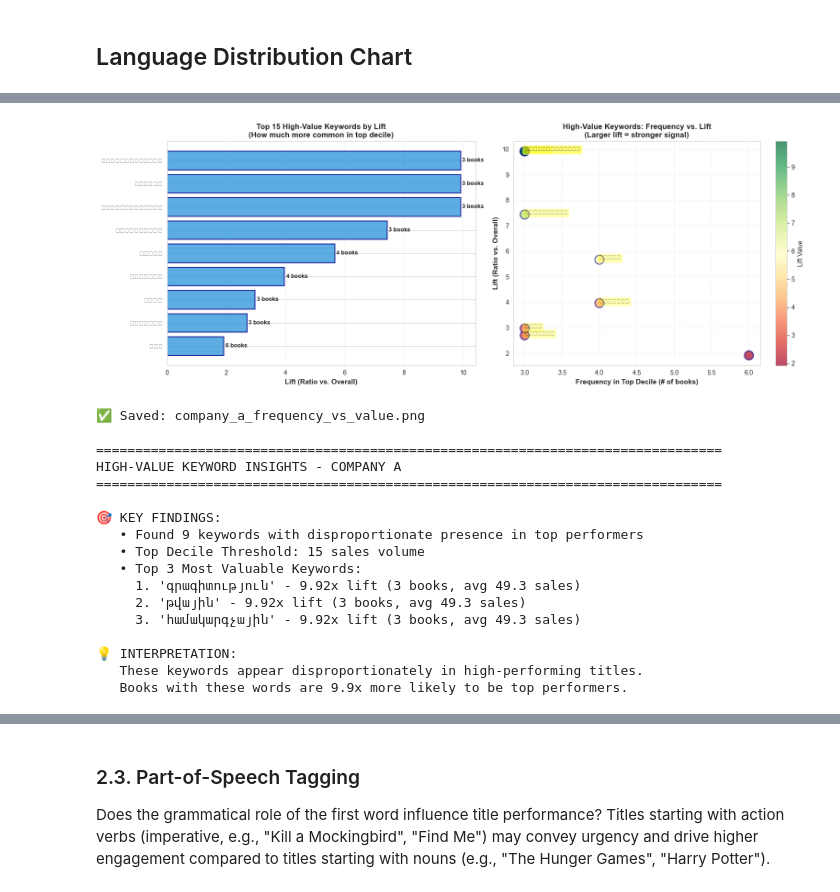
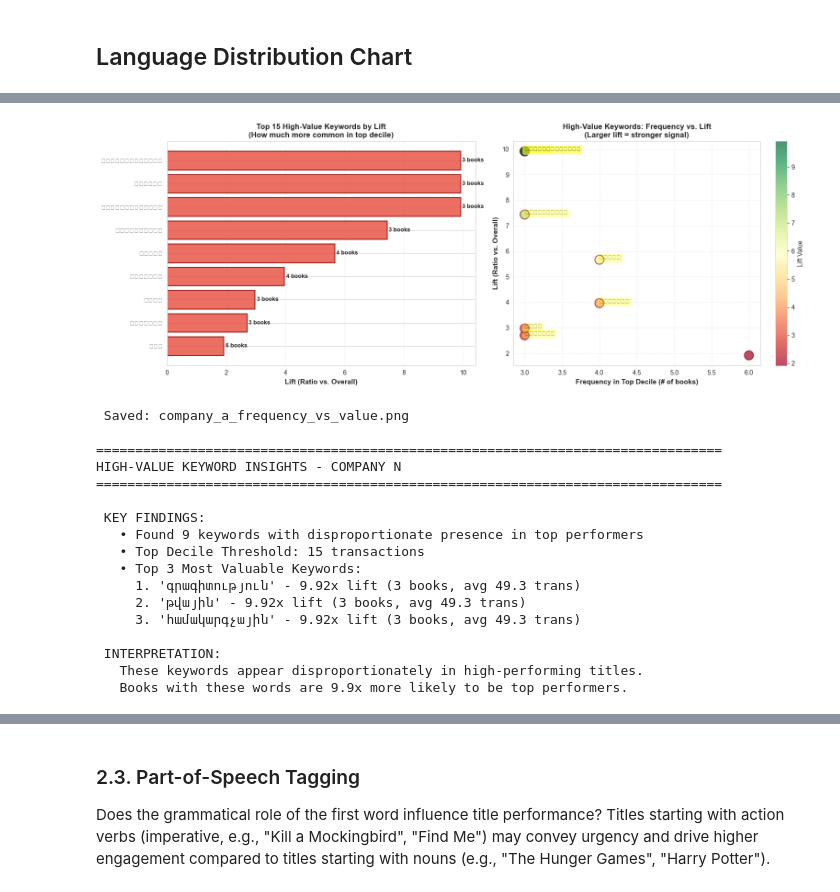
Before and after one commit to manoukyanmari/book-recommendation-system, a Jupyter notebook: book-genre-ai/company_a/company_a_visualization.ipynb, the cells around one changed output, grey strips where cells are left out. Drawn from its saved outputs; the diff is of its cells as text; code cells hidden in the pictures.

```diff
--- a/book-genre-ai/company_a/company_a_visualization.ipynb
+++ b/book-genre-ai/company_a/company_a_visualization.ipynb
@@ -787,14 +247,16 @@ print("✅ Saved graphs/company_a_genre_distribution.png")
 ## Language Distribution Chart
 # %%
 # Analyze language distribution
-language_counts = Counter(df['Language'].fillna('Unknown'))
+import matplotlib.pyplot as plt
 
-fig, ax = plt.subplots(figsize=(12, 6))
+language_counts = Counter(df['Language'].fillna('Unknown')) if 'Language' in df.columns else Counter()
+
+fig, ax = plt.subplots(figsize=(12, 5.5), constrained_layout=True)
 
 langs = list(dict(language_counts.most_common(10)).keys())
 lang_counts = [language_counts[l] for l in langs]
 
-# Use coral/darkred palette
+# Use coral/navy palette for contrast
 lang_colors = ['#FF6347', '#FF7F50', '#FF8C00', '#FFA07A', '#FFB6C1', '#FF69B4', '#FF1493', '#C71585', '#8B0000', '#696969']
 lang_colors = lang_colors[:len(langs)]
 
@@ -808,10 +270,9 @@ for i, (bar, count) in enumerate(zip(bars, lang_counts)):
 
 ax.set_xlabel('Number of Books', fontsize=11, fontweight='bold')
 ax.set_ylabel('Language', fontsize=11, fontweight='bold')
-ax.set_title('Company A Library - Language Distribution (Top 10)', fontsize=13, fontweight='bold', pad=20)
+ax.set_title('Company A Library - Language Distribution (Top 10)', fontsize=12, fontweight='bold', pad=15)
 ax.grid(axis='x', linestyle='--', alpha=0.7)
-plt.tight_layout()
-plt.savefig('graphs/company_a_language_distribution.png', dpi=300, bbox_inches='tight')
+plt.savefig('graphs/company_a_language_distribution.png', dpi=300)
 plt.show()
-print("✅ Saved graphs/company_a_language_distribution.png")
+print(" Saved graphs/company_a_language_distribution.png")
 # %% [output]
@@ -1015,7 +1108,7 @@ if len(high_value_words) > 0:
     lifts = [w[1]['lift'] for w in top_15_lift]
     frequencies = [w[1]['top_count'] for w in top_15_lift]
 
-    bars1 = ax1.barh(keywords, lifts, color='#3498DB', edgecolor='darkblue', linewidth=1.5, alpha=0.8)
+    bars1 = ax1.barh(keywords, lifts, color='#E74C3C', edgecolor='darkred', linewidth=1.5, alpha=0.8)
     ax1.set_xlabel('Lift (Ratio vs. Overall)', fontsize=11, fontweight='bold')
     ax1.set_title('Top 15 High-Value Keywords by Lift\n(How much more common in top decile)',
                   fontsize=12, fontweight='bold')
@@ -1033,58 +1126,58 @@ if len(high_value_words) > 0:
     all_words = list(high_value_words.keys())
 
     scatter = ax2.scatter(all_freq_vals, all_lift_vals, s=200, c=all_lift_vals,
-                         cmap='RdYlGn', edgecolors='darkblue', linewidth=1.5, alpha=0.7)
+                         cmap='RdYlGn', edgecolors='darkred', linewidth=1.5, alpha=0.7)
 
     # Annotate top 8 keywords
     for word, data in high_value_sorted[:8]:
         ax2.annotate(word, (data['top_count'], data['lift']),
                     fontsize=9, fontweight='bold', alpha=0.8,
                     bbox=dict(boxstyle='round,pad=0.3', facecolor='yellow', alpha=0.3))
 
     ax2.set_xlabel('Frequency in Top Decile (# of books)', fontsize=11, fontweight='bold')
     ax2.set_ylabel('Lift (Ratio vs. Overall)', fontsize=11, fontweight='bold')
     ax2.set_title('High-Value Keywords: Frequency vs. Lift\n(Larger lift = stronger signal)',
                   fontsize=12, fontweight='bold')
     ax2.grid(True, alpha=0.3, linestyle='--')
     plt.colorbar(scatter, ax=ax2, label='Lift Value')
 
     plt.tight_layout()
-    plt.savefig('graphs/company_a_frequency_vs_value.png', dpi=300, bbox_inches='tight')
+    plt.savefig('graphs/company_a_frequency_vs_value.png', dpi=300)
     plt.show()
-    print("✅ Saved: company_a_frequency_vs_value.png\n")
+    print(" Saved: company_a_frequency_vs_value.png\n")
 
     # Print detailed insights
     print("=" * 80)
-    print("HIGH-VALUE KEYWORD INSIGHTS - COMPANY A")
+    print("HIGH-VALUE KEYWORD INSIGHTS - COMPANY N")
     print("=" * 80)
-    print("\n🎯 KEY FINDINGS:")
+    print("\n KEY FINDINGS:")
     print(f"   • Found {len(high_value_words)} keywords with disproportionate presence in top performers")
-    print(f"   • Top Decile Threshold: {top_decile_threshold:.0f} sales volume")
+    print(f"   • Top Decile Threshold: {top_decile_threshold:.0f} transactions")
     print(f"   • Top 3 Most Valuable Keywords:")
     for i, (word, stats) in enumerate(high_value_sorted[:3], 1):
-        print(f"     {i}. '{word}' - {stats['lift']:.2f}x lift ({stats['top_count']} books, avg {stats['avg_value']:.1f} sales)")
+        print(f"     {i}. '{word}' - {stats['lift']:.2f}x lift ({stats['top_count']} books, avg {stats['avg_value']:.1f} trans)")
 
-    print(f"\n💡 INTERPRETATION:")
+    print(f"\n INTERPRETATION:")
     print(f"   These keywords appear disproportionately in high-performing titles.")
     print(f"   Books with these words are {high_value_sorted[0][1]['lift']:.1f}x more likely to be top performers.")
 else:
-    print("⚠️ No high-value keywords found with sufficient lift.")
+    print("️ No high-value keywords found with sufficient lift.")
 # %% [output]
-[figure, old version]
+[figure, new version]
-✅ Saved: company_a_frequency_vs_value.png
+ Saved: company_a_frequency_vs_value.png
 
 ================================================================================
-HIGH-VALUE KEYWORD INSIGHTS - COMPANY A
+HIGH-VALUE KEYWORD INSIGHTS - COMPANY N
 ================================================================================
 
-🎯 KEY FINDINGS:
+ KEY FINDINGS:
    • Found 9 keywords with disproportionate presence in top performers
-   • Top Decile Threshold: 15 sales volume
+   • Top Decile Threshold: 15 transactions
    • Top 3 Most Valuable Keywords:
-     1. 'գրագիտություն' - 9.92x lift (3 books, avg 49.3 sales)
-     2. 'թվային' - 9.92x lift (3 books, avg 49.3 sales)
-     3. 'համակարգչային' - 9.92x lift (3 books, avg 49.3 sales)
+     1. 'գրագիտություն' - 9.92x lift (3 books, avg 49.3 trans)
+     2. 'թվային' - 9.92x lift (3 books, avg 49.3 trans)
+     3. 'համակարգչային' - 9.92x lift (3 books, avg 49.3 trans)
 
-💡 INTERPRETATION:
+ INTERPRETATION:
    These keywords appear disproportionately in high-performing titles.
    Books with these words are 9.9x more likely to be top performers.
```
Also changed, not shown: parts of 77 cells of this notebook, 37 other files.
